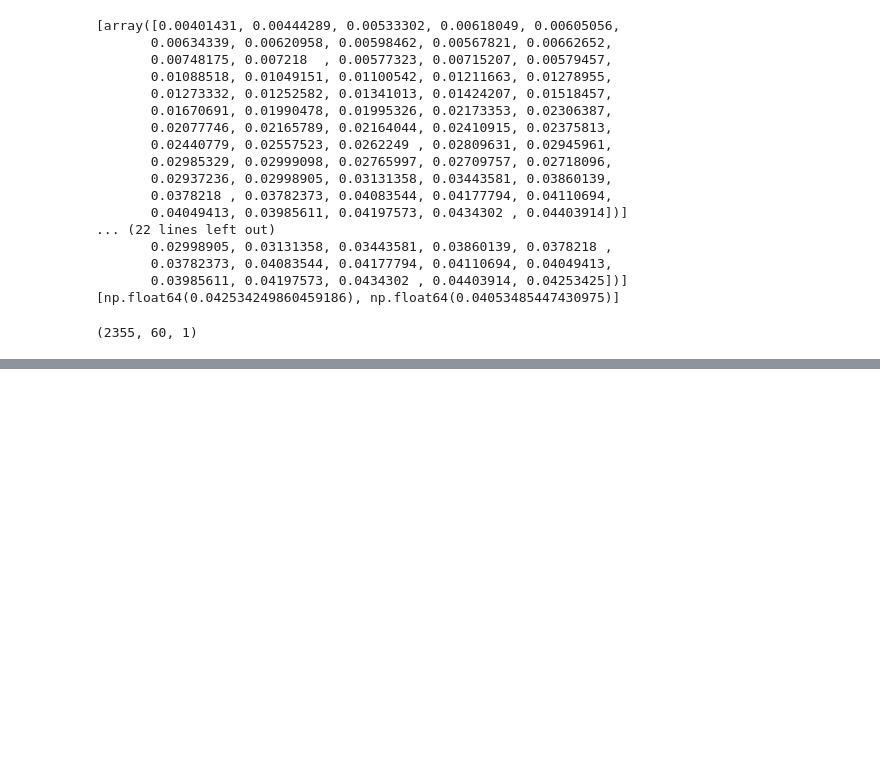
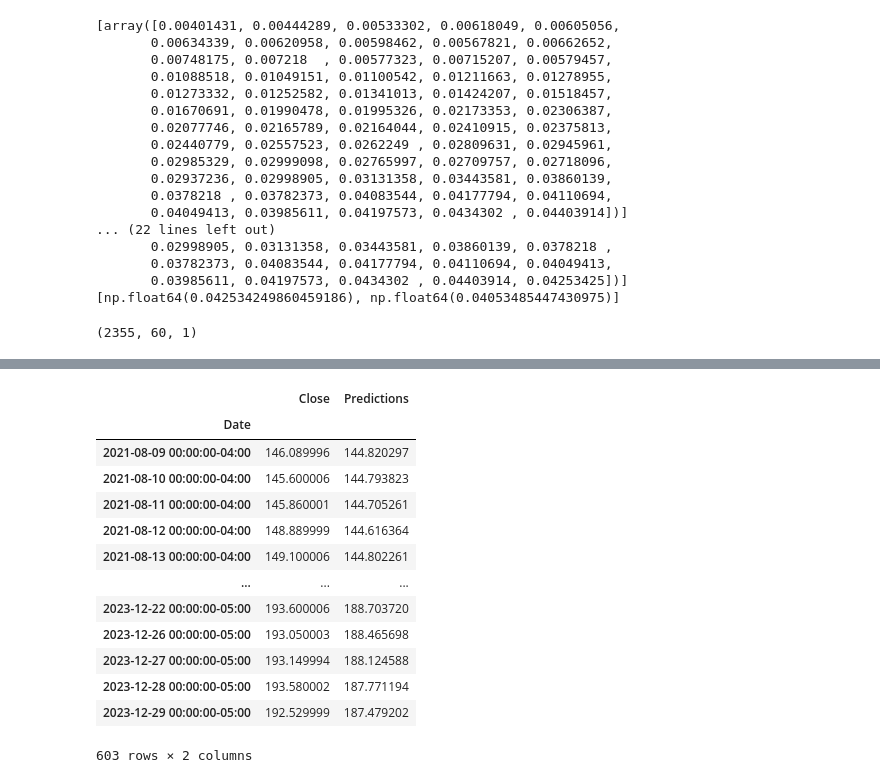
Before and after one commit to spandan-wasnik/Stock-Price-Prediction-Using-Python-Machine-Learning, a Jupyter notebook: stockmarket_prediction.ipynb, the cells around one changed output, grey strips where cells are left out. Saved outputs shown, nothing was run; the diff lists cells and outputs as text; code cells hidden in the pictures; blank space fills up the shorter version.

```diff
--- a/stockmarket_prediction.ipynb
+++ b/stockmarket_prediction.ipynb
@@ -120,0 +179,18 @@ model.add(Dense(1))
+# %%
+#show the valid and predicted prices
+valid
+# %% [output]
+|  | Close | Predictions |
+| Date |  |  |
+| 2021-08-09 00:00:00-04:00 | 146.089996 | 144.820297 |
+| 2021-08-10 00:00:00-04:00 | 145.600006 | 144.793823 |
+| 2021-08-11 00:00:00-04:00 | 145.860001 | 144.705261 |
+| 2021-08-12 00:00:00-04:00 | 148.889999 | 144.616364 |
+| 2021-08-13 00:00:00-04:00 | 149.100006 | 144.802261 |
+| ... | ... | ... |
+| 2023-12-22 00:00:00-05:00 | 193.600006 | 188.703720 |
+| 2023-12-26 00:00:00-05:00 | 193.050003 | 188.465698 |
+| 2023-12-27 00:00:00-05:00 | 193.149994 | 188.124588 |
+| 2023-12-28 00:00:00-05:00 | 193.580002 | 187.771194 |
+| 2023-12-29 00:00:00-05:00 | 192.529999 | 187.479202 |
+603 rows × 2 columns
```
Also changed, not shown: parts of 10 cells of this notebook.
